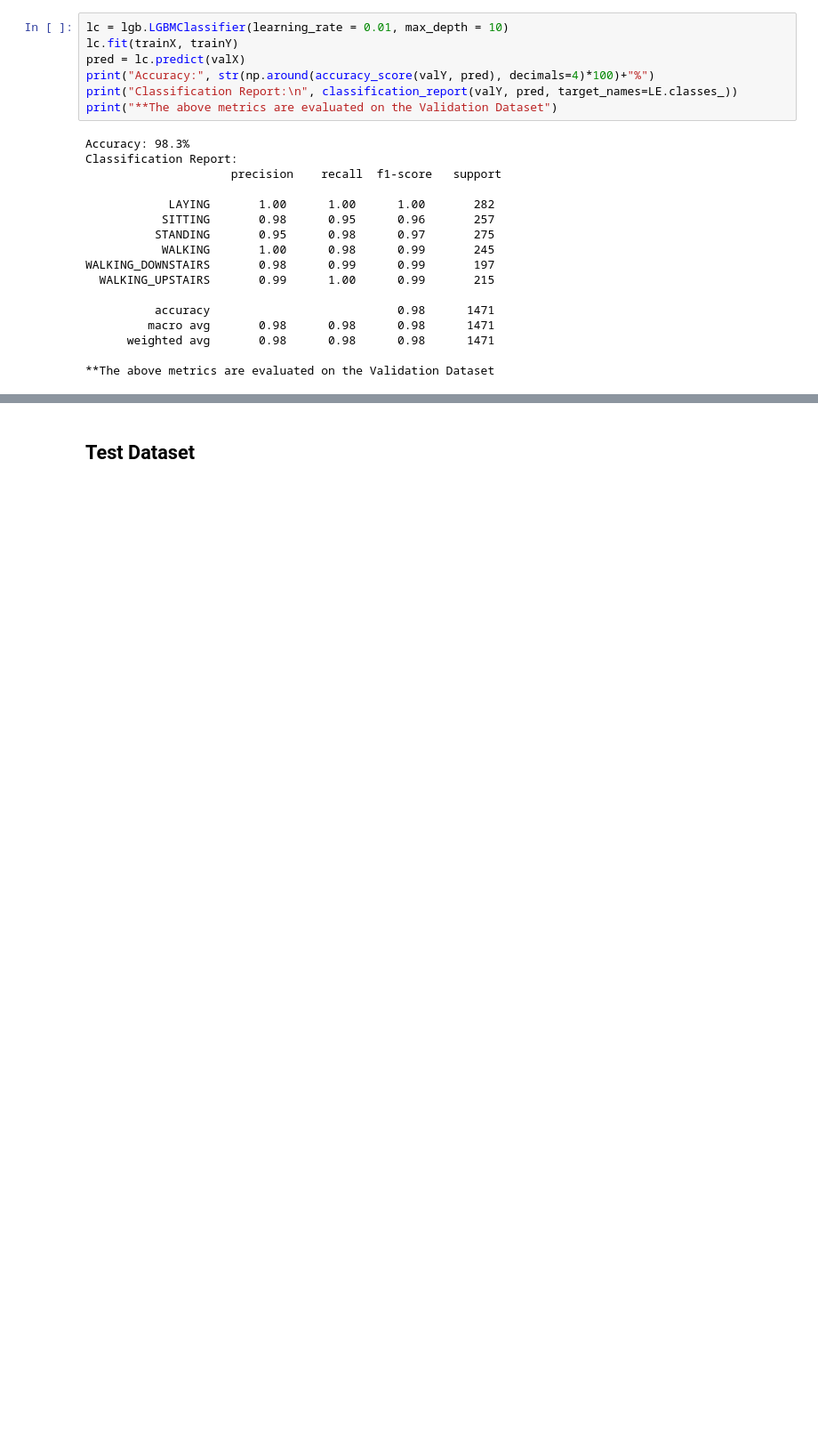
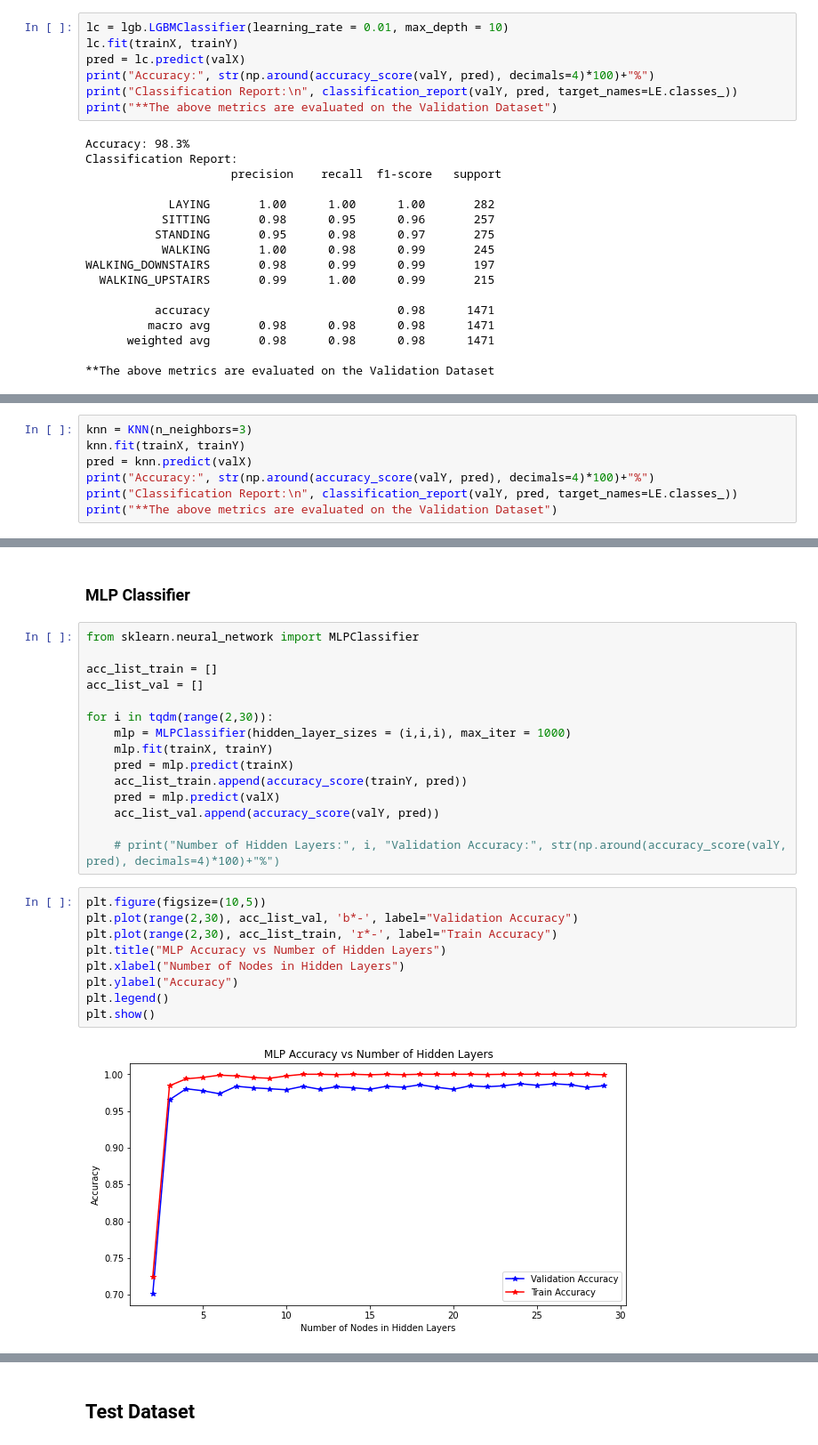
Before and after one commit to sawmill811/Human-Activity-Recognition, a Jupyter notebook: main.ipynb, the cells around one changed output, grey strips where cells are left out. Shown at 89% size. Cells and saved outputs as stored; diff of their text form; blank space fills up the shorter version.

```diff
--- a/main.ipynb
+++ b/main.ipynb
@@ -429,0 +451,7 @@ WALKING_DOWNSTAIRS       0.98      0.99      0.99       197
+# %%
+knn = KNN(n_neighbors=3)
+knn.fit(trainX, trainY)
+pred = knn.predict(valX)
+print("Accuracy:", str(np.around(accuracy_score(valY, pred), decimals=4)*100)+"%")
+print("Classification Report:\n", classification_report(valY, pred, target_names=LE.classes_))
+print("**The above metrics are evaluated on the Validation Dataset")
@@ -429,0 +475,28 @@ WALKING_DOWNSTAIRS       0.98      0.99      0.99       197
+# %% [markdown]
+### MLP Classifier
+# %%
+from sklearn.neural_network import MLPClassifier
+
+acc_list_train = []
+acc_list_val = []
+
+for i in tqdm(range(2,30)):
+    mlp = MLPClassifier(hidden_layer_sizes = (i,i,i), max_iter = 1000)
+    mlp.fit(trainX, trainY)
+    pred = mlp.predict(trainX)
+    acc_list_train.append(accuracy_score(trainY, pred))
+    pred = mlp.predict(valX)
+    acc_list_val.append(accuracy_score(valY, pred))
+
+    # print("Number of Hidden Layers:", i, "Validation Accuracy:", str(np.around(accuracy_score(valY, pred), decimals=4)*100)+"%")
+# %%
+plt.figure(figsize=(10,5))
+plt.plot(range(2,30), acc_list_val, 'b*-', label="Validation Accuracy")
+plt.plot(range(2,30), acc_list_train, 'r*-', label="Train Accuracy")
+plt.title("MLP Accuracy vs Number of Hidden Layers")
+plt.xlabel("Number of Nodes in Hidden Layers")
+plt.ylabel("Accuracy")
+plt.legend()
+plt.show()
+# %% [output]
+[figure, added]
```
Also changed, not shown: parts of 16 cells of this notebook.
